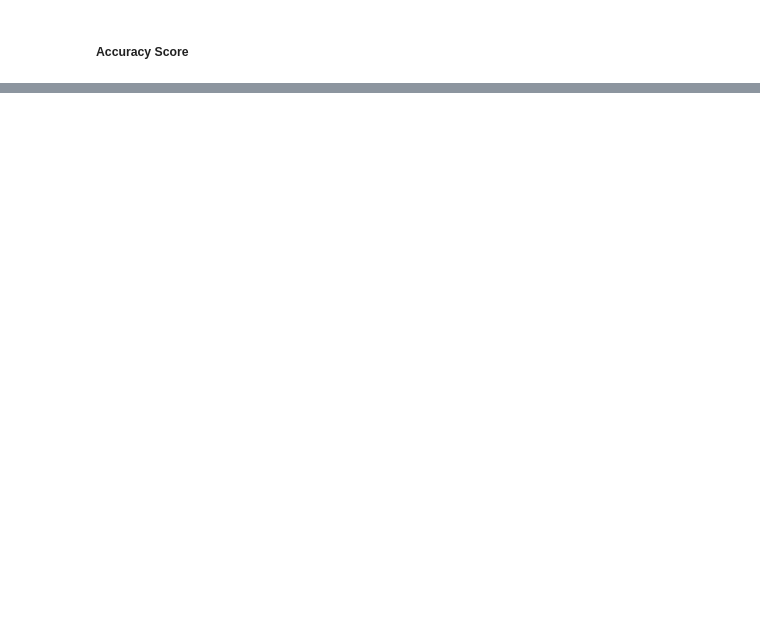
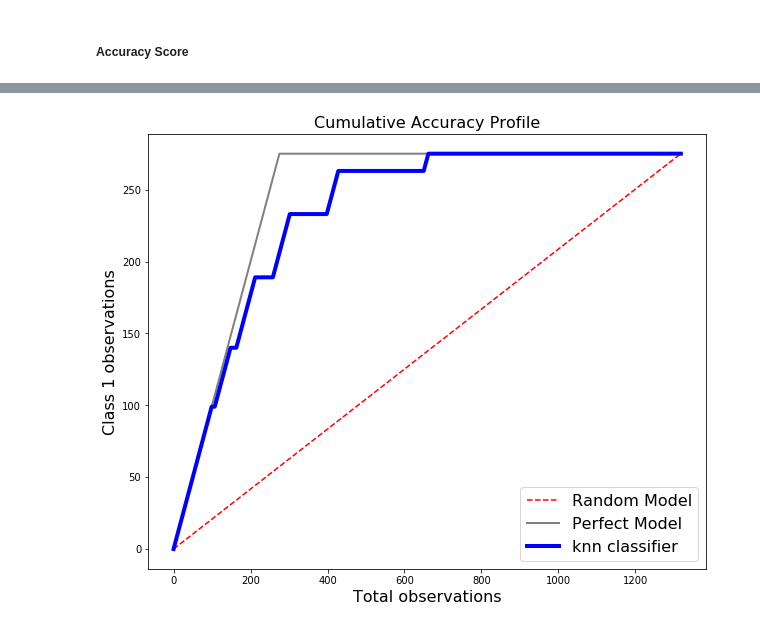
Before and after one commit to SunnyRaj94/Advance-Machine-Learning, a Jupyter notebook: error_analysis_and_reduction/02_predict_hiv.ipynb, the cells around one changed output, grey strips where cells are left out. Saved outputs shown, nothing was run; the diff lists cells and outputs as text; code cells hidden in the pictures; blank space fills up the shorter version.

```diff
--- a/error_analysis_and_reduction/02_predict_hiv.ipynb
+++ b/error_analysis_and_reduction/02_predict_hiv.ipynb
@@ -161,0 +259,5 @@ print(accuracy_score(forest_test_prediction,test_Y))
+# %%
+label="knn classifier"
+plot_cap(test_X,test_Y,label,knn_classifier)
+# %% [output]
+[figure, added]
```
Also changed, not shown: parts of 16 cells of this notebook, 1 other file.
